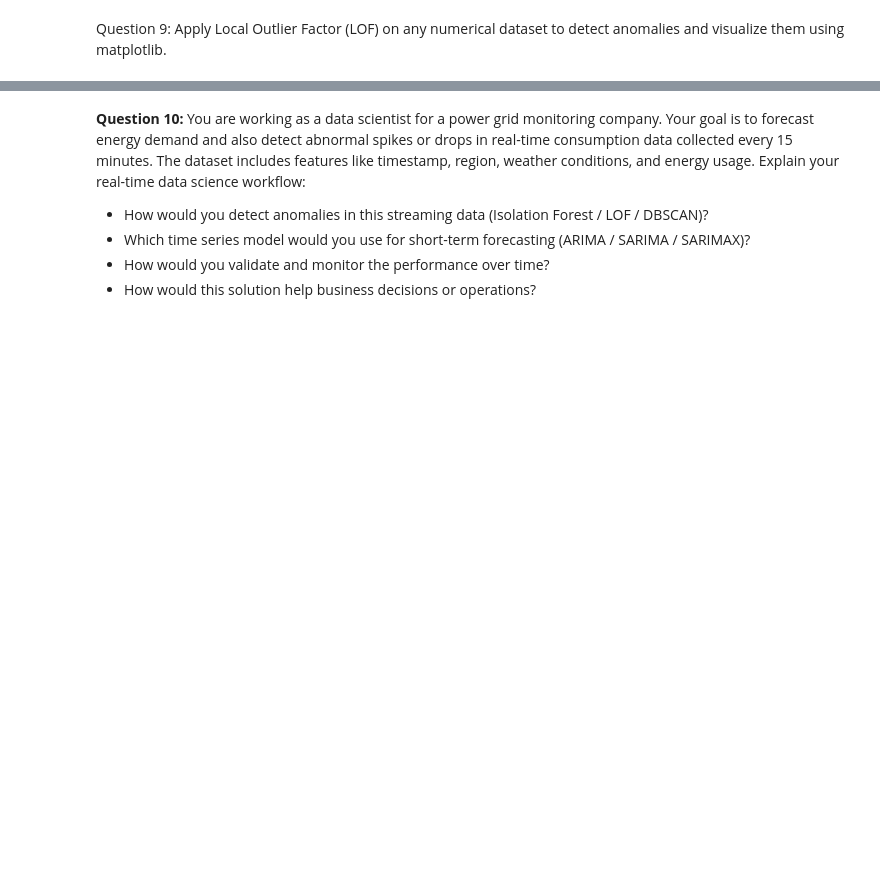
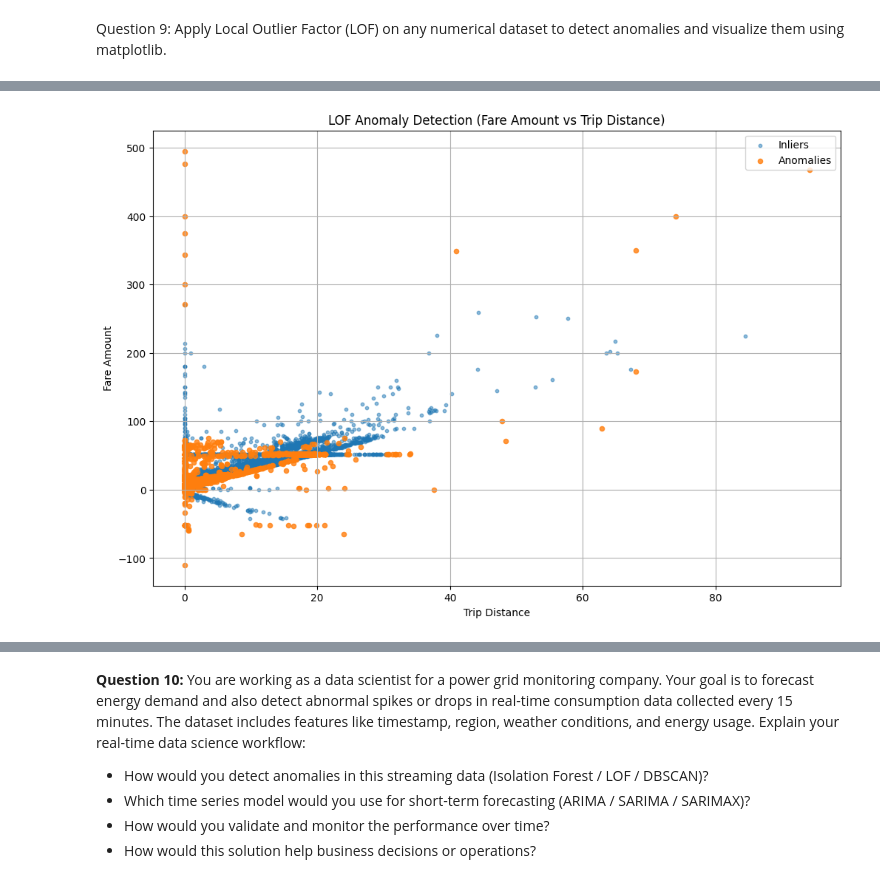
Before and after one commit to Motilipz/PW_Skills, a Jupyter notebook: Anomaly_Detection.ipynb, the cells around one changed output, grey strips where cells are left out. Drawn from its saved outputs; the diff is of its cells as text; code cells hidden in the pictures; blank space fills up the shorter version.

```diff
--- a/Anomaly_Detection.ipynb
+++ b/Anomaly_Detection.ipynb
@@ -599,0 +415,85 @@ Rows with missing values have been removed from X to create X_cleaned.
+# %%
+import matplotlib.pyplot as plt
+import numpy as np
+import pandas as pd
+from sklearn.neighbors import LocalOutlierFactor
+
+# Load dataset
+file_path = "/content/NYC_taxi_fare_data.csv"
+taxi_df = pd.read_csv(file_path)
+
+# Select features
+features = ['fare_amount', 'trip_distance']
+X = taxi_df[features]
+
+print(f"Original dataset size: {X.shape}")
+
+# Clean + Optimize Memory
+X_cleaned = X.dropna()
+
+# Subsample to avoid RAM crash (CRITICAL STEP)
+MAX_SAMPLES = 200_000
+if len(X_cleaned) > MAX_SAMPLES:
+    X_cleaned = X_cleaned.sample(n=MAX_SAMPLES, random_state=42)
+
+# Convert to float32 to cut memory in half
+X_cleaned = X_cleaned.astype(np.float32)
+
+print(f"Data used for LOF: {X_cleaned.shape}")
+
+# Local Outlier Factor (LOF)
+
+lof_model = LocalOutlierFactor(
+    n_neighbors=20,        # Safe for memory
+    contamination='auto'
+)
+
+anomaly_labels = lof_model.fit_predict(X_cleaned)
+lof_scores = lof_model.negative_outlier_factor_
+
+# Attach Results Back
+
+taxi_df_lof = taxi_df.loc[X_cleaned.index].copy()
+taxi_df_lof['lof_anomaly_label'] = anomaly_labels
+taxi_df_lof['lof_score'] = lof_scores
+
+print(f"Number of anomalies detected: {np.sum(anomaly_labels == -1)}")
+
+# Prepare Data for Visualization
+
+anomalies = taxi_df_lof[taxi_df_lof['lof_anomaly_label'] == -1]
+inliers = taxi_df_lof[taxi_df_lof['lof_anomaly_label'] == 1]
+
+# Limit inliers for plotting clarity
+
+if len(inliers) > 100_000:
+    inliers = inliers.sample(n=100_000, random_state=42)
+
+# Visualization
+
+plt.figure(figsize=(12, 8))
+plt.scatter(
+    inliers['trip_distance'],
+    inliers['fare_amount'],
+    s=10,
+    alpha=0.5,
+    label='Inliers'
+)
+
+plt.scatter(
+    anomalies['trip_distance'],
+    anomalies['fare_amount'],
+    s=20,
+    alpha=0.8,
+    label='Anomalies'
+)
+
+plt.title('LOF Anomaly Detection (Fare Amount vs Trip Distance)')
+plt.xlabel('Trip Distance')
+plt.ylabel('Fare Amount')
+plt.legend()
+plt.grid(True)
+plt.show()
+
+print("LOF anomaly detection completed successfully.")
+# %% [output]
@@ -599,0 +503 @@ Rows with missing values have been removed from X to create X_cleaned.
+[figure, added]
```
Also changed, not shown: parts of 5 cells of this notebook.
